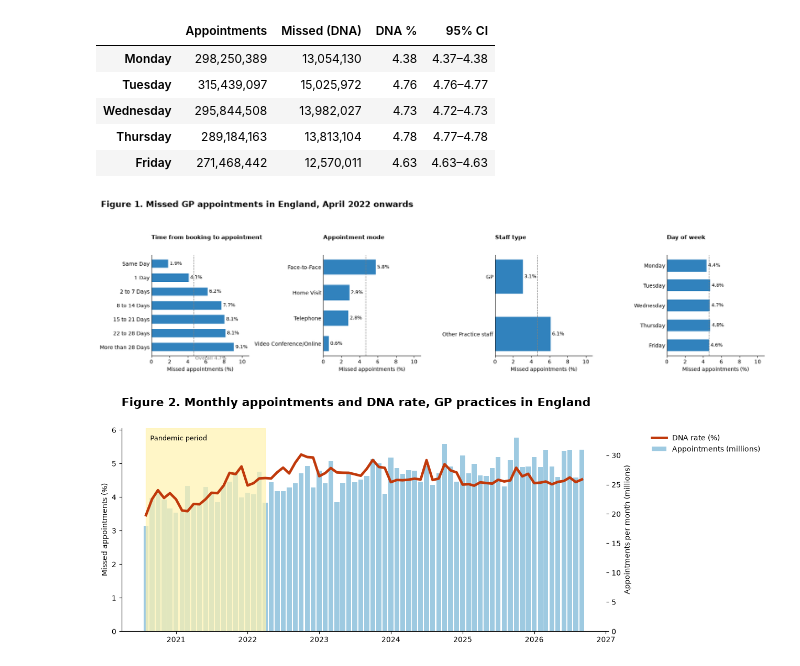
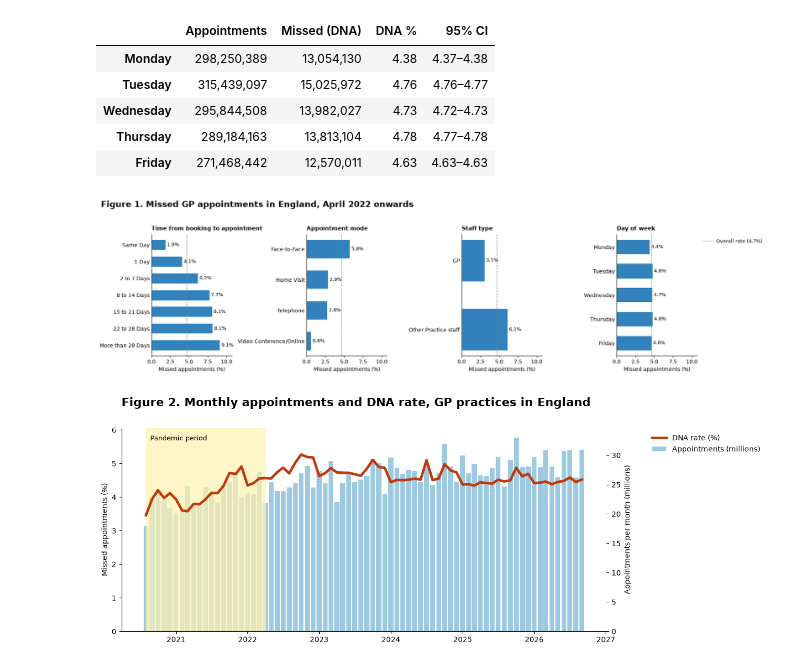
Before and after one commit to mgorikova/NHS-gp-missed-appointments, a Jupyter notebook: NHS_Appointments.ipynb, the cells around one changed output. Cells and saved outputs as stored; diff of their text form; code cells hidden in the pictures.

Commit message:
Fix code display, remove warnings, improve Figure 1

```diff
--- a/NHS_Appointments.ipynb
+++ b/NHS_Appointments.ipynb
@@ -95,6 +95,13 @@ def file_hash(path):
         for block in iter(lambda: fh.read(1 << 20), b""):
             h.update(block)
     return h.hexdigest()
+
+def text_to_category(table):
+    """Store text columns as categories (saves a lot of memory)."""
+    for c in table.columns:
+        if pd.api.types.is_string_dtype(table[c]):
+            table[c] = table[c].astype("category")
+    return table
 
 # --- Stage 1: skip repeated files --------------------------------
 found = glob.glob("data/**/*.csv", recursive=True)
@@ -130,15 +137,10 @@ parts, report = [], []
 for f in files:
     df = pd.read_csv(f, low_memory=False)
     keep = df[DATE_COL].map(date_owner) == f
-    df = df[keep]
-    for c in df.select_dtypes("object").columns:      # saves a lot of memory
-        df[c] = df[c].astype("category")
-    parts.append(df)
+    parts.append(text_to_category(df[keep].copy()))
     report.append([os.path.basename(f), int(keep.sum()), int((~keep).sum())])
 
-combined = pd.concat(parts, ignore_index=True)
-for c in combined.select_dtypes("object").columns:
-    combined[c] = combined[c].astype("category")
+combined = text_to_category(pd.concat(parts, ignore_index=True))
 report = pd.DataFrame(report, columns=["file", "rows_kept", "rows_skipped_repeated_dates"])
 
 # --- Save once (skipped if the file already exists) ---------------
@@ -182,8 +184,9 @@ combined = pd.read_csv("data_combined.csv.gz", low_memory=False)
 combined["date"] = pd.to_datetime(combined["Appointment_Date"], format="mixed", dayfirst=True)
 
 # text columns as categories: uses much less memory
-for c in combined.select_dtypes("object").columns:
-    combined[c] = combined[c].astype("category")
+for c in combined.columns:
+    if pd.api.types.is_string_dtype(combined[c]):
+        combined[c] = combined[c].astype("category")
 # %% [markdown]
 ## Step 2. Size of the dataset
 
@@ -351,9 +354,10 @@ agg["month_of_year"] = agg["month"].dt.month
 agg["period"] = np.where(agg["month"] < "2022-04-01", "Pandemic (to Mar 2022)", "After Mar 2022")
 lead_order = ["Same Day", "1 Day", "2 to 7 Days", "8 to 14 Days",
               "15 to 21 Days", "22 to 28 Days", "More than 28 Days"]
-agg["lead"] = pd.Categorical(agg["lead"], categories=[l for l in lead_order if l in set(agg["lead"])],
+lead_text = agg["lead"].astype(str)                     # plain text first: no warning
+agg["lead"] = pd.Categorical(lead_text,
+                             categories=[l for l in lead_order if l in set(lead_text)],
                              ordered=True)
-
 agg.to_csv("analysis_table.csv.gz", index=False)
 del df      # free memory
 print(f"Analysis table: {len(agg):,} rows (was {len(combined):,}), {agg['total'].sum():,} appointments")
@@ -476,29 +480,28 @@ Table 4. DNA rate by day of week
 # %%
 titles = {"lead": "Time from booking to appointment", "mode": "Appointment mode",
           "staff": "Staff type", "weekday": "Day of week"}
 overall = 100 * d / n
 
-fig, axes = plt.subplots(1, 4, figsize=(18, 4.8), sharex=True, facecolor="white")
+fig, axes = plt.subplots(1, 4, figsize=(18, 4.8), sharex=True)
 for ax, (g, t) in zip(axes, rate_tables.items()):
     t = t.iloc[::-1]                                  # first category at the top
     bars = ax.barh(t.index.astype(str), t["DNA %"], color="#3182bd", height=0.6)
     ax.bar_label(bars, fmt="%.1f%%", padding=3, fontsize=9)
-    ax.axvline(overall, ls="--", color="grey", lw=1)
-    ax.set_title(titles[g], fontsize=11, fontweight="bold", loc="left")
+    ax.axvline(overall, ls="--", color="grey", lw=1, label=f"Overall rate ({overall:.1f}%)")
+    ax.set_title(titles[g], fontsize=11, pad=8)       # small gap above each panel
     ax.set_xlabel("Missed appointments (%)")
-    ax.spines[["top", "right"]].set_visible(False)
     ax.tick_params(axis="y", length=0)
 
-axes[0].text(overall, -0.9, f" Overall {overall:.1f}%", color="grey", fontsize=9)
 axes[0].set_xlim(0, max(t["DNA %"].max() for t in rate_tables.values()) * 1.18)
+axes[-1].legend(frameon=False, loc="upper left", bbox_to_anchor=(1.02, 1), fontsize=9)
 
 fig.suptitle("Figure 1. Missed GP appointments in England, April 2022 onwards",
-             fontsize=16, fontweight="bold", x=0.01, ha="left")
-fig.tight_layout(rect=[0, 0, 1, 0.90])
-fig.savefig("results/fig1_dna_rates.png", dpi=150, bbox_inches="tight", facecolor="white")
+             x=0.01, ha="left")
+fig.tight_layout(rect=[0, 0, 1, 0.95])               # less space under the main title
+fig.savefig("results/fig1_dna_rates.png")
 plt.show()
 # %% [output]
-[figure, old version]
+[figure, new version]
 # %%
 m = dna_rates("month", agg)
 LINE = "#c0390b"      # dark orange-red for the DNA rate
```
Also changed, not shown: parts of 3 cells of this notebook, 6 other files.
